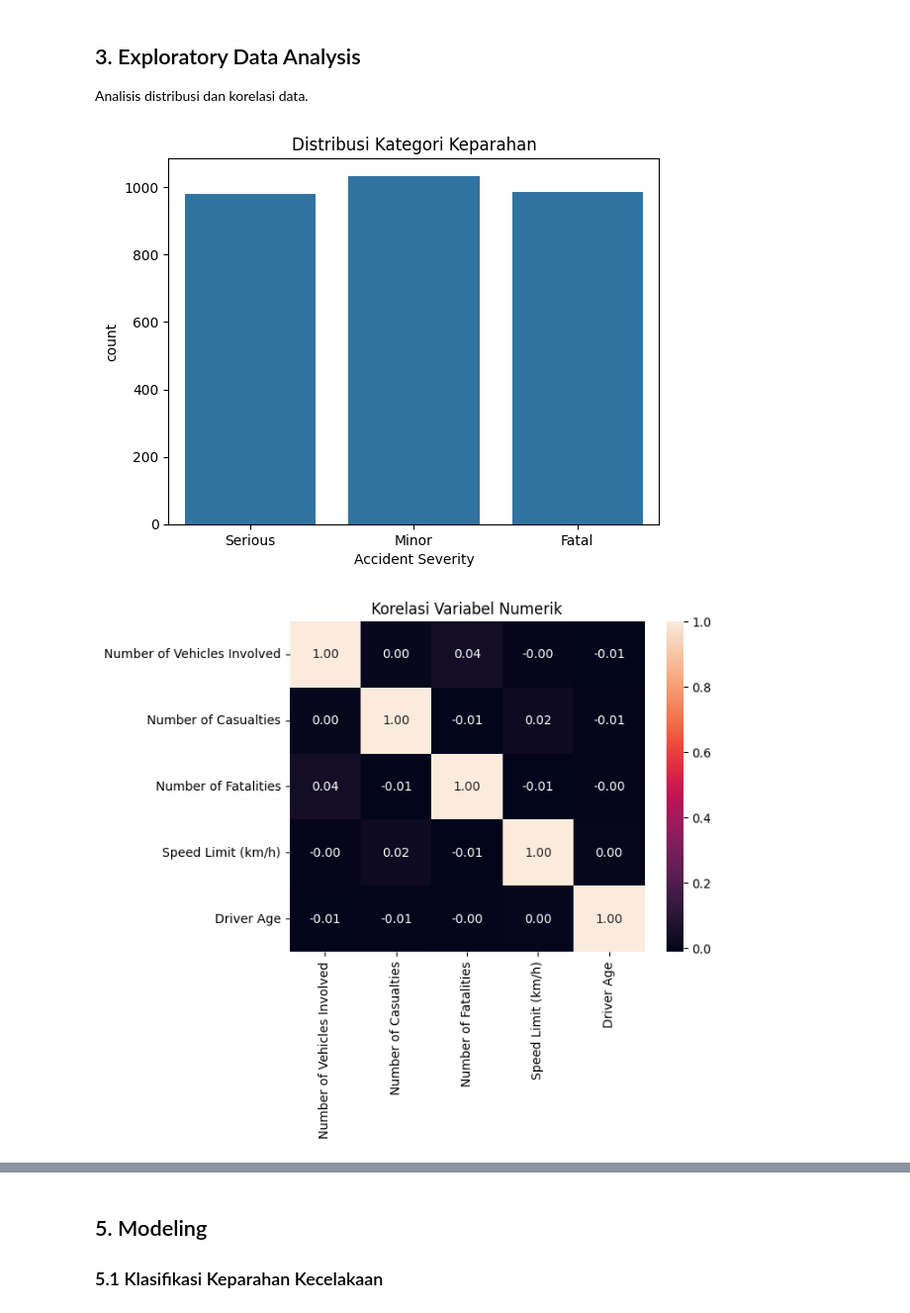
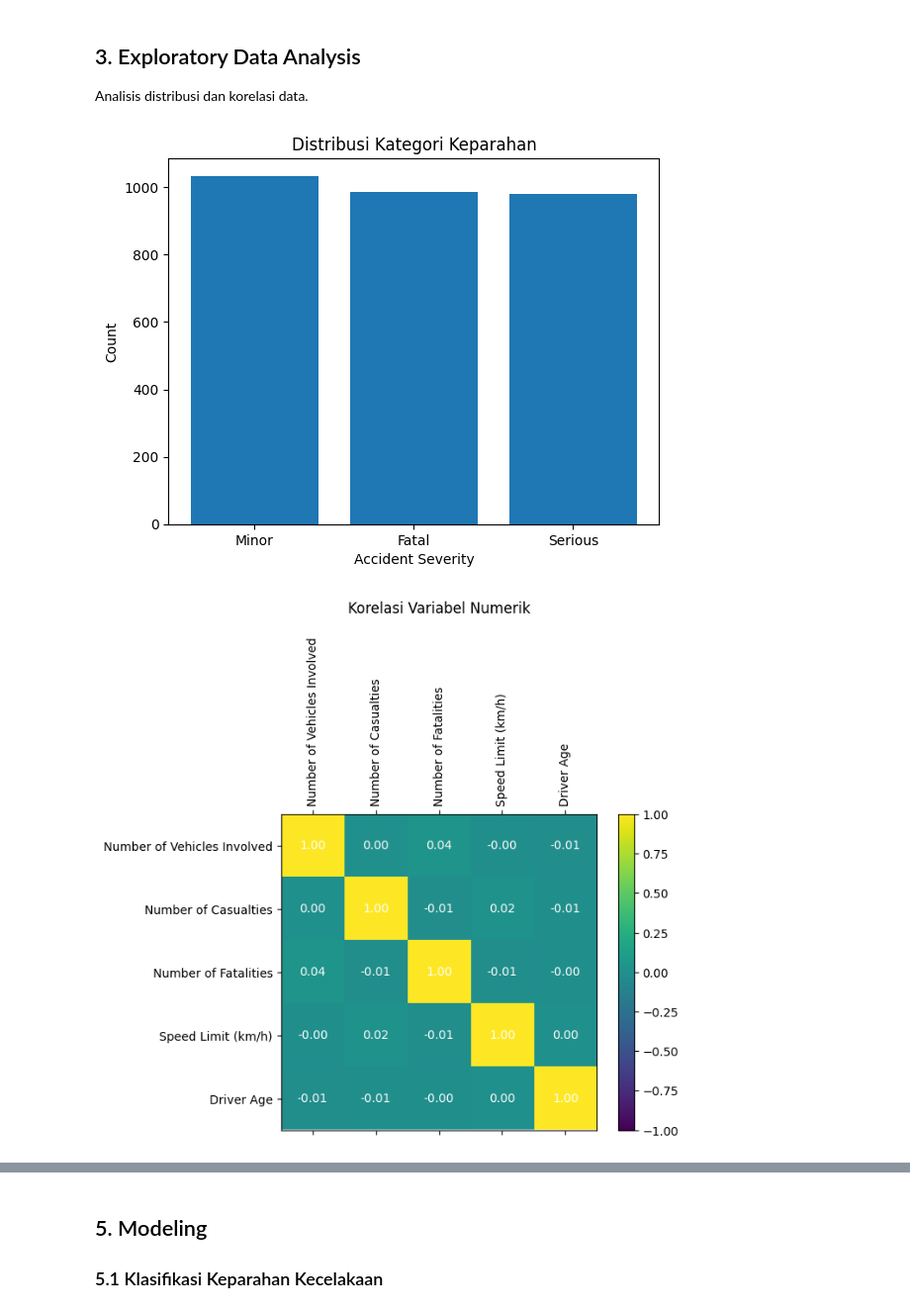
Before and after one commit to adrianramadhan/india-road-accident-prediction-applied-machine-learning-submission, a Jupyter notebook: accident_prediction_notebook.ipynb, the cells around one changed output, grey strips where cells are left out. Shown at 99% size. Saved outputs shown, nothing was run; the diff lists cells and outputs as text; code cells hidden in the pictures.

```diff
--- a/accident_prediction_notebook.ipynb
+++ b/accident_prediction_notebook.ipynb
@@ -43,16 +46,29 @@ df.head()
 Analisis distribusi dan korelasi data.
 # %%
 # Distribusi target 'Accident Severity'
-sns.countplot(data=df, x='Accident Severity')
+counts = df['Accident Severity'].value_counts()
+plt.bar(counts.index, counts.values)
 plt.title('Distribusi Kategori Keparahan')
+plt.xlabel('Accident Severity')
+plt.ylabel('Count')
 plt.show()
-
-# Korelasi numerik
-numeric_cols = ['Number of Vehicles Involved', 'Number of Casualties', 'Number of Fatalities', 'Speed Limit (km/h)', 'Driver Age']
-corr = df[numeric_cols].corr()
-sns.heatmap(corr, annot=True, fmt='.2f')
-plt.title('Korelasi Variabel Numerik')
-plt.show()
 # %% [output]
-[figure, old version]
+[figure, new version]
-[figure, removed]
+# %%
+# Korelasi Numerik
+numeric_cols = ['Number of Vehicles Involved', 'Number of Casualties',
+                'Number of Fatalities', 'Speed Limit (km/h)', 'Driver Age']
+corr = df[numeric_cols].corr()
+fig, ax = plt.subplots()
+cax = ax.matshow(corr, vmin=-1, vmax=1)
+fig.colorbar(cax)
+ax.set_xticks(range(len(numeric_cols)))
+ax.set_yticks(range(len(numeric_cols)))
+ax.set_xticklabels(numeric_cols, rotation=90)
+ax.set_yticklabels(numeric_cols)
+for (i, j), val in np.ndenumerate(corr.values):
+    ax.text(j, i, f"{val:.2f}", ha='center', va='center', color='white')
+plt.title('Korelasi Variabel Numerik', pad=20)
+plt.show()
+# %% [output]
+[figure, added]
```
Also changed, not shown: parts of 13 cells of this notebook.
